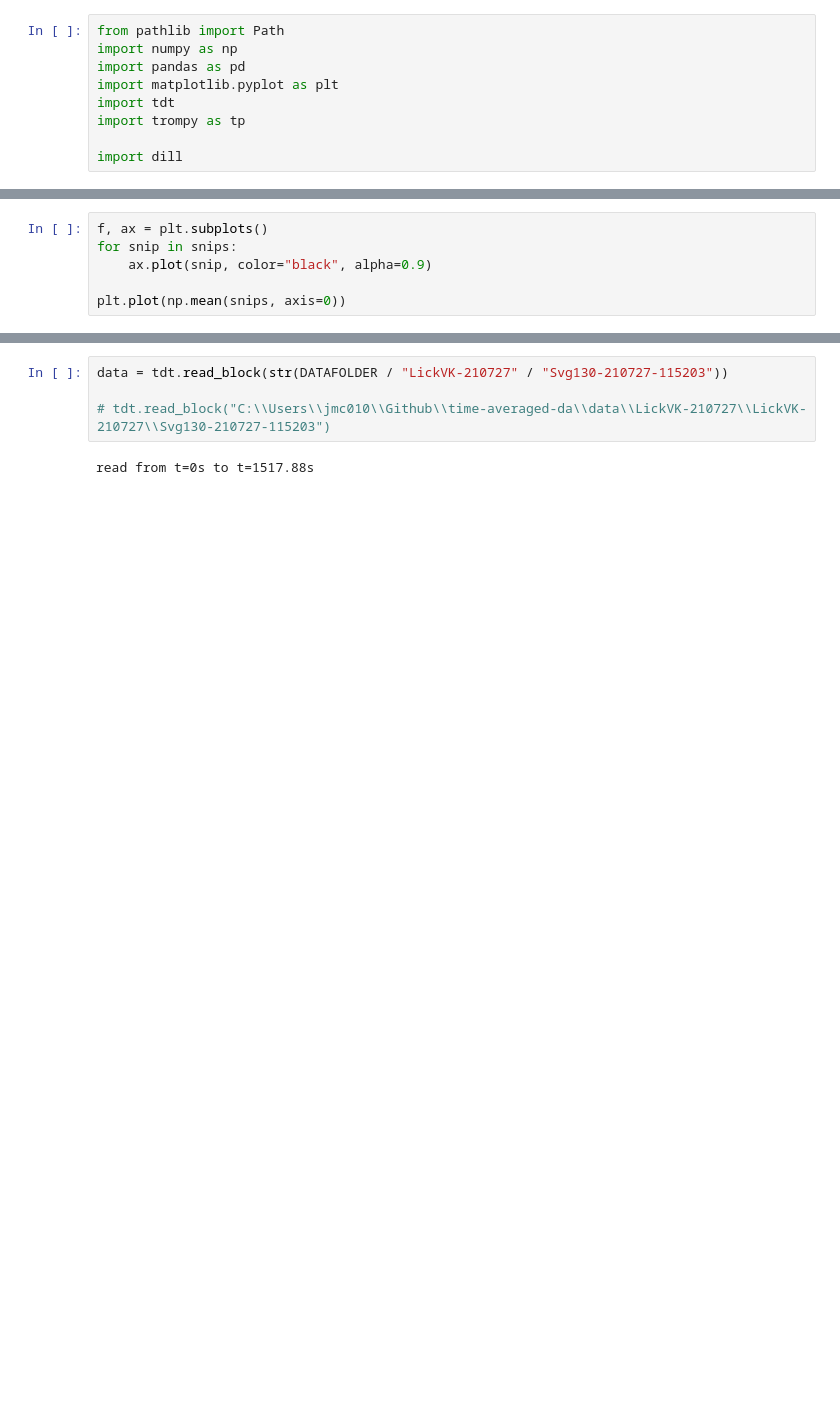
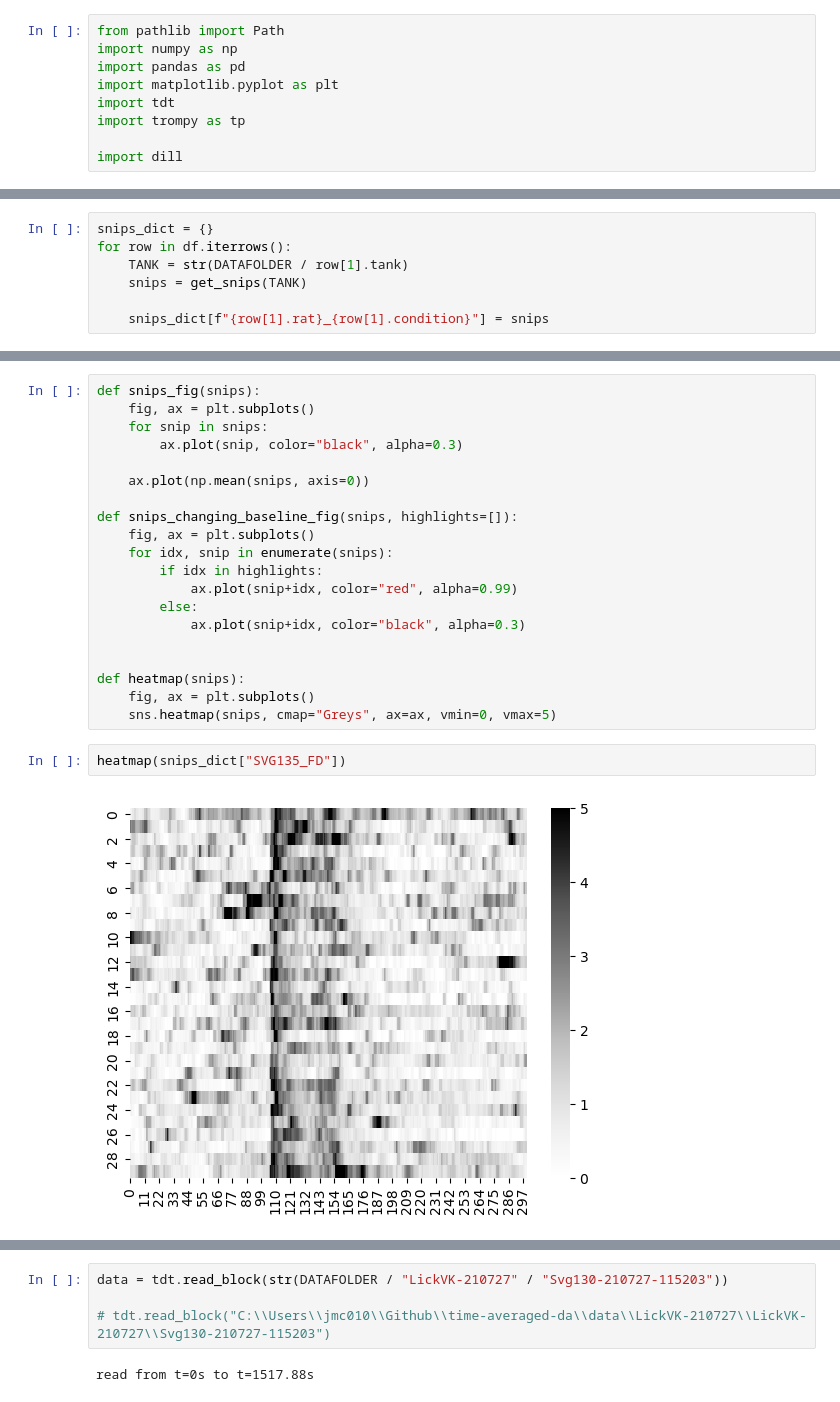
Before and after one commit to jaimemcc/time-averaged-da, a Jupyter notebook: notebooks/assemble_data.ipynb, the cells around one changed output, grey strips where cells are left out. Saved outputs shown, nothing was run; the diff lists cells and outputs as text; blank space fills up the shorter version.

```diff
--- a/notebooks/assemble_data.ipynb
+++ b/notebooks/assemble_data.ipynb
@@ -47,6 +47,0 @@ plt.plot(np.mean(snips, axis=0))
-# %%
-f, ax = plt.subplots()
-for snip in snips:
-    ax.plot(snip, color="black", alpha=0.9)
-
-plt.plot(np.mean(snips, axis=0))
@@ -78,0 +48,7 @@ df
+# %%
+snips_dict = {}
+for row in df.iterrows():
+    TANK = str(DATAFOLDER / row[1].tank)
+    snips = get_snips(TANK)
+
+    snips_dict[f"{row[1].rat}_{row[1].condition}"] = snips
@@ -78,0 +68,24 @@ df
+# %%
+def snips_fig(snips):
+    fig, ax = plt.subplots()
+    for snip in snips:
+        ax.plot(snip, color="black", alpha=0.3)
+
+    ax.plot(np.mean(snips, axis=0))
+
+def snips_changing_baseline_fig(snips, highlights=[]):
+    fig, ax = plt.subplots()
+    for idx, snip in enumerate(snips):
+        if idx in highlights:
+            ax.plot(snip+idx, color="red", alpha=0.99)
+        else:
+            ax.plot(snip+idx, color="black", alpha=0.3)
+
+
+def heatmap(snips):
+    fig, ax = plt.subplots()
+    sns.heatmap(snips, cmap="Greys", ax=ax, vmin=0, vmax=5)
+# %%
+heatmap(snips_dict["SVG135_FD"])
+# %% [output]
+[figure, added]
```
Also changed, not shown: parts of 12 cells of this notebook.
